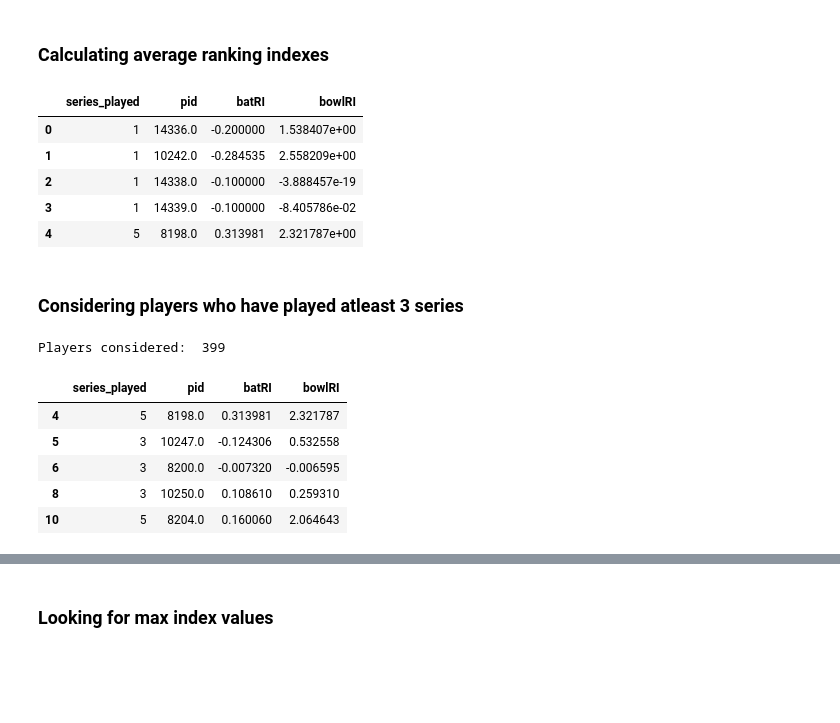
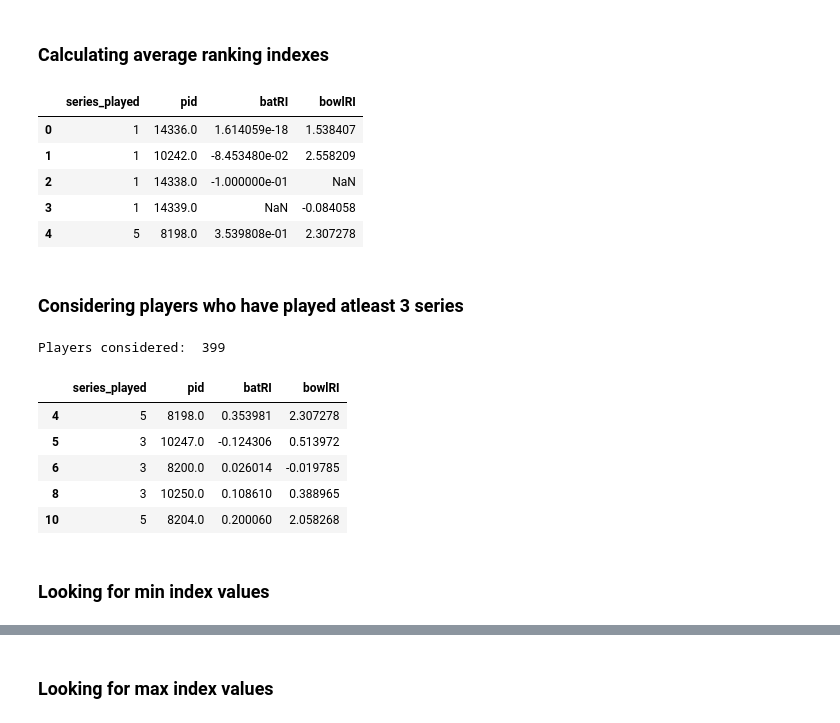
Before and after one commit to chaurasiayush/Player-Recommendation-System, a Jupyter notebook: PRS Whole.ipynb, the cells around one changed output, grey strips where cells are left out. Saved outputs shown, nothing was run; the diff lists cells and outputs as text; code cells hidden in the pictures; blank space fills up the shorter version.

```diff
--- a/PRS Whole.ipynb
+++ b/PRS Whole.ipynb
@@ -317,8 +373,8 @@ smrec.head(5)
 | 3 | 2364 | 15146 | Vidarbha | 6286 | Shrikant Wagh | 0 | 0 | 1 | 0 | 0 | ... |
 | 4 | 2364 | 15146 | Vidarbha | 8949 | Akshay Wakhare | 0 | 0 | 2 | 0 | 0 | ... |
 # %%
-smrec['ballfaced'].replace({0 : 1}, inplace=True)
-smrec['overs'].replace({0.0 : 0.1}, inplace=True)
+# smrec['ballfaced'].replace({0 : 1}, inplace=True)
+# smrec['overs'].replace({0.0 : 0.1}, inplace=True)
 # %% [markdown]
 ### Caluculating series-wise ranking indexes
 # %%
@@ -334,26 +390,28 @@ spIndexes.head()
 # %% [markdown]
 ### Calculating average ranking indexes
 # %%
-aspIndexes = calcAvgRI(spIndexes)
-aspIndexes.head()
+anspIndexes = calcAvgRI(spIndexes)
+anspIndexes.head()
 # %% [output]
 |  | series_played | pid | batRI | bowlRI |
-| 0 | 1 | 14336.0 | -0.200000 | 1.538407e+00 |
-| 1 | 1 | 10242.0 | -0.284535 | 2.558209e+00 |
-| 2 | 1 | 14338.0 | -0.100000 | -3.888457e-19 |
-| 3 | 1 | 14339.0 | -0.100000 | -8.405786e-02 |
-| 4 | 5 | 8198.0 | 0.313981 | 2.321787e+00 |
+| 0 | 1 | 14336.0 | 1.614059e-18 | 1.538407 |
+| 1 | 1 | 10242.0 | -8.453480e-02 | 2.558209 |
+| 2 | 1 | 14338.0 | -1.000000e-01 | NaN |
+| 3 | 1 | 14339.0 | NaN | -0.084058 |
+| 4 | 5 | 8198.0 | 3.539808e-01 | 2.307278 |
 # %% [markdown]
 ### Considering players who have played atleast 3 series
 # %%
-aspIndexes = aspIndexes[aspIndexes.series_played >= 3]
-print("Players considered: ", aspIndexes.shape[0])
-aspIndexes.head()
+anspIndexes = anspIndexes[anspIndexes.series_played >= 3]
+print("Players considered: ", anspIndexes.shape[0])
+anspIndexes.head()
 # %% [output]
 Players considered:  399
 |  | series_played | pid | batRI | bowlRI |
-| 4 | 5 | 8198.0 | 0.313981 | 2.321787 |
-| 5 | 3 | 10247.0 | -0.124306 | 0.532558 |
-| 6 | 3 | 8200.0 | -0.007320 | -0.006595 |
-| 8 | 3 | 10250.0 | 0.108610 | 0.259310 |
-| 10 | 5 | 8204.0 | 0.160060 | 2.064643 |
+| 4 | 5 | 8198.0 | 0.353981 | 2.307278 |
+| 5 | 3 | 10247.0 | -0.124306 | 0.513972 |
+| 6 | 3 | 8200.0 | 0.026014 | -0.019785 |
+| 8 | 3 | 10250.0 | 0.108610 | 0.388965 |
+| 10 | 5 | 8204.0 | 0.200060 | 2.058268 |
+# %% [markdown]
+### Looking for min index values
```
Also changed, not shown: parts of 33 cells of this notebook, 6 other files.
